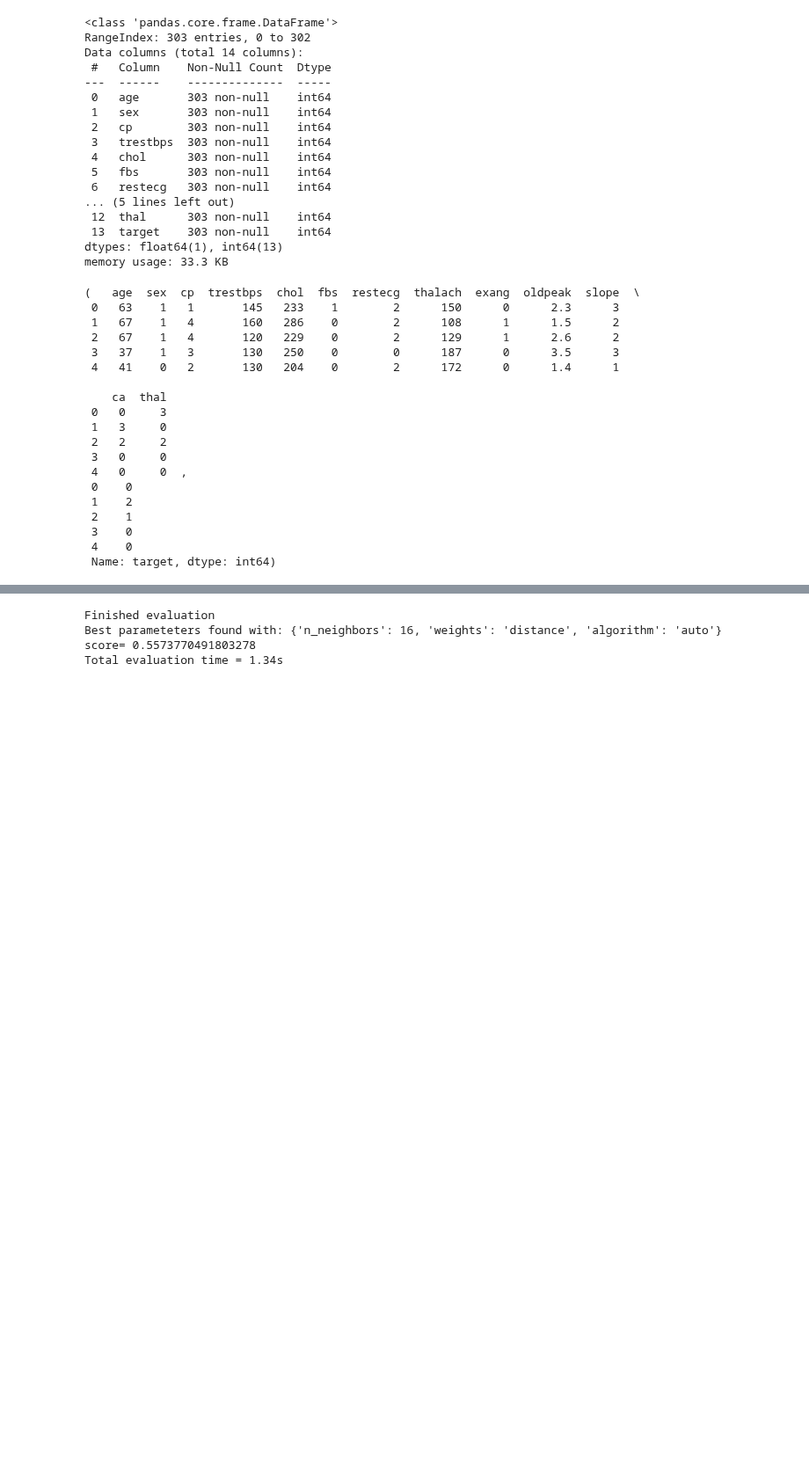
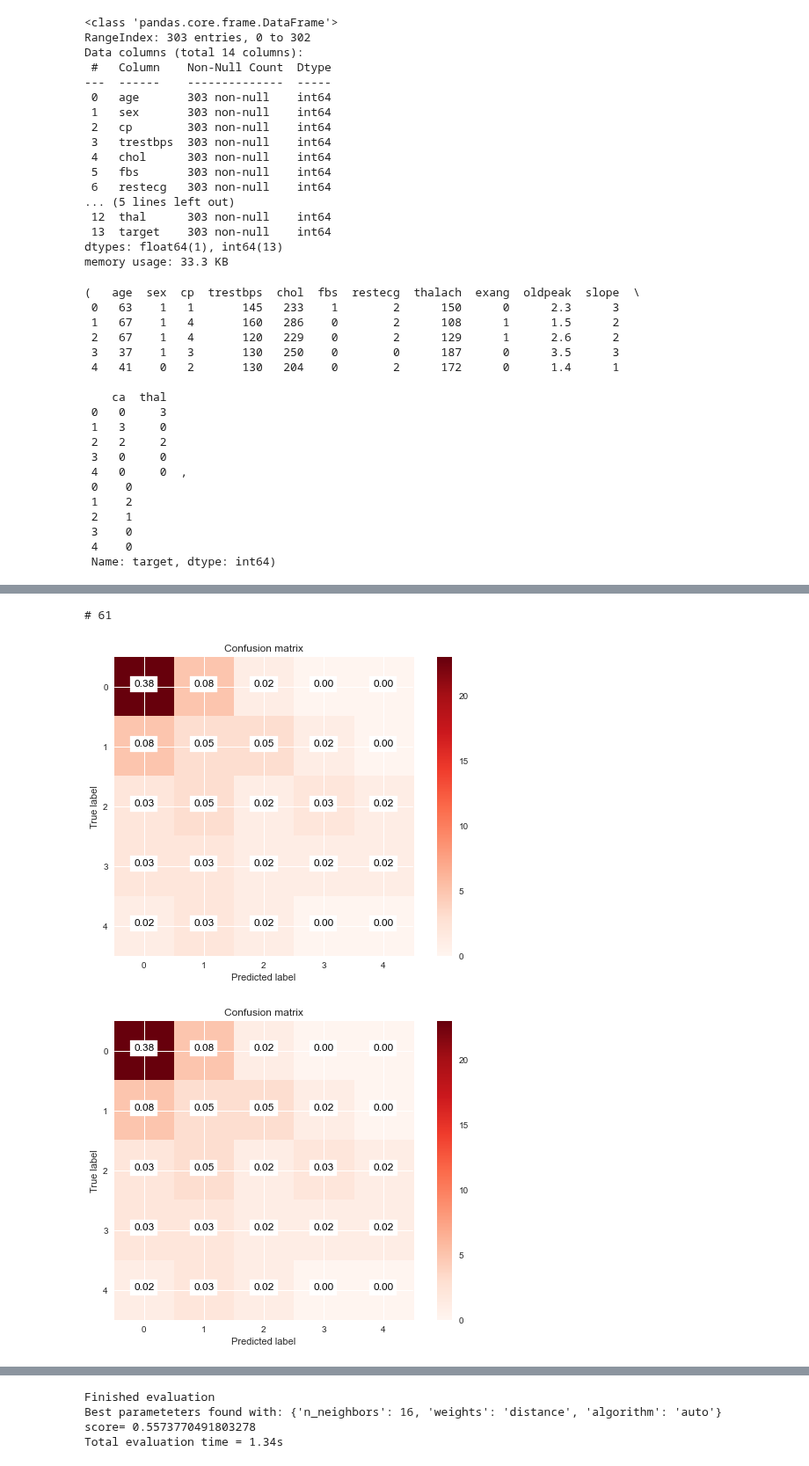
Before and after one commit to hitimr/ML_2020, a Jupyter notebook: Ex1/heart/rf.ipynb, the cells around one changed output, grey strips where cells are left out. Shown at 88% size. Cells and saved outputs as stored; diff of their text form; code cells hidden in the pictures; blank space fills up the shorter version.

```diff
--- a/Ex1/heart/rf.ipynb
+++ b/Ex1/heart/rf.ipynb
@@ -120,0 +131,6 @@ Total evaluation time = 5.37s
+# %%
+plot_confusion_matrix(cms[0][1], [0, 1, 2, 3, 4], normalize=True, title="Confusion matrix", cmap=plt.cm.Reds)
+# %% [output]
+# 61
+[figure, added]
+[figure, added]
```
Also changed, not shown: parts of 5 cells of this notebook, 4 other files.
